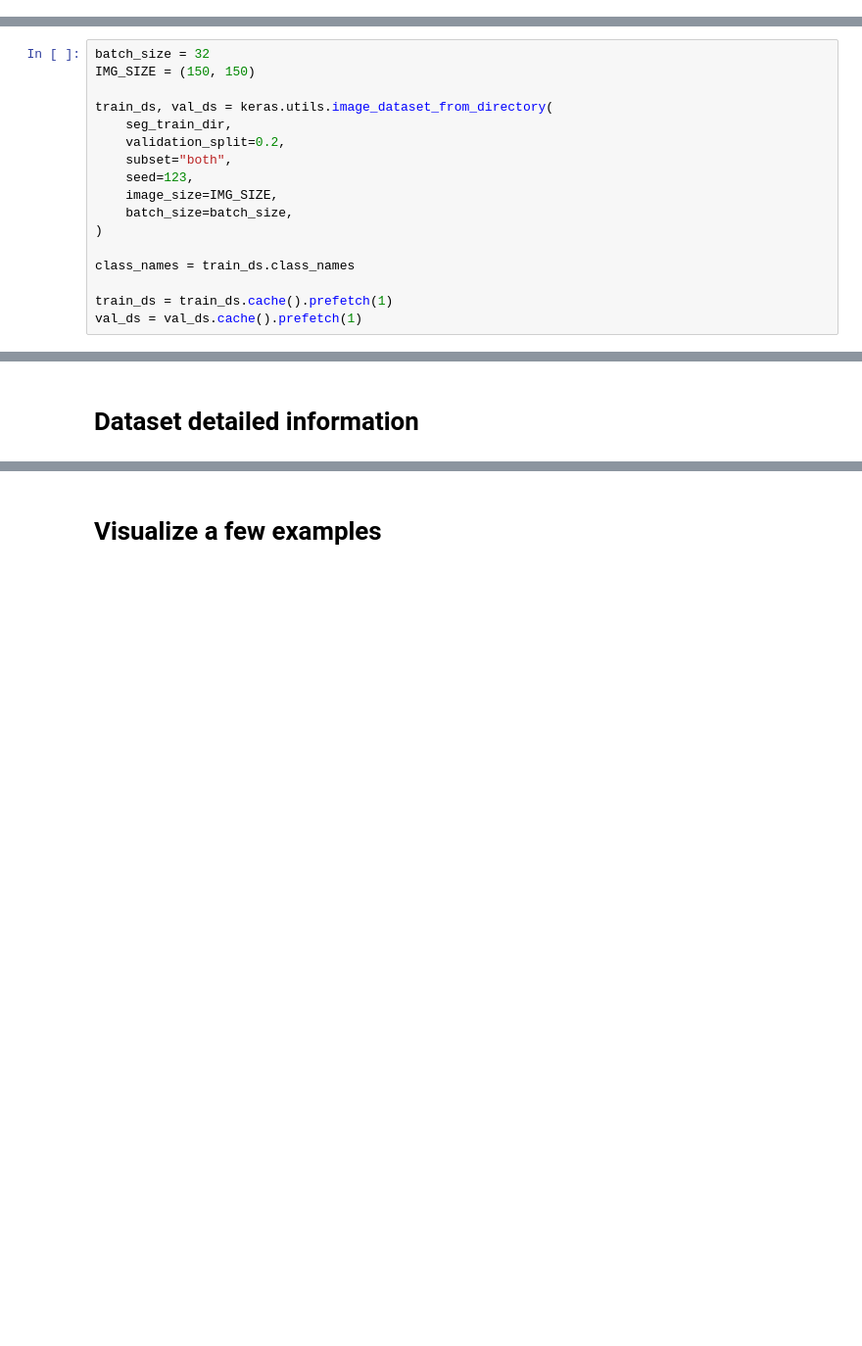
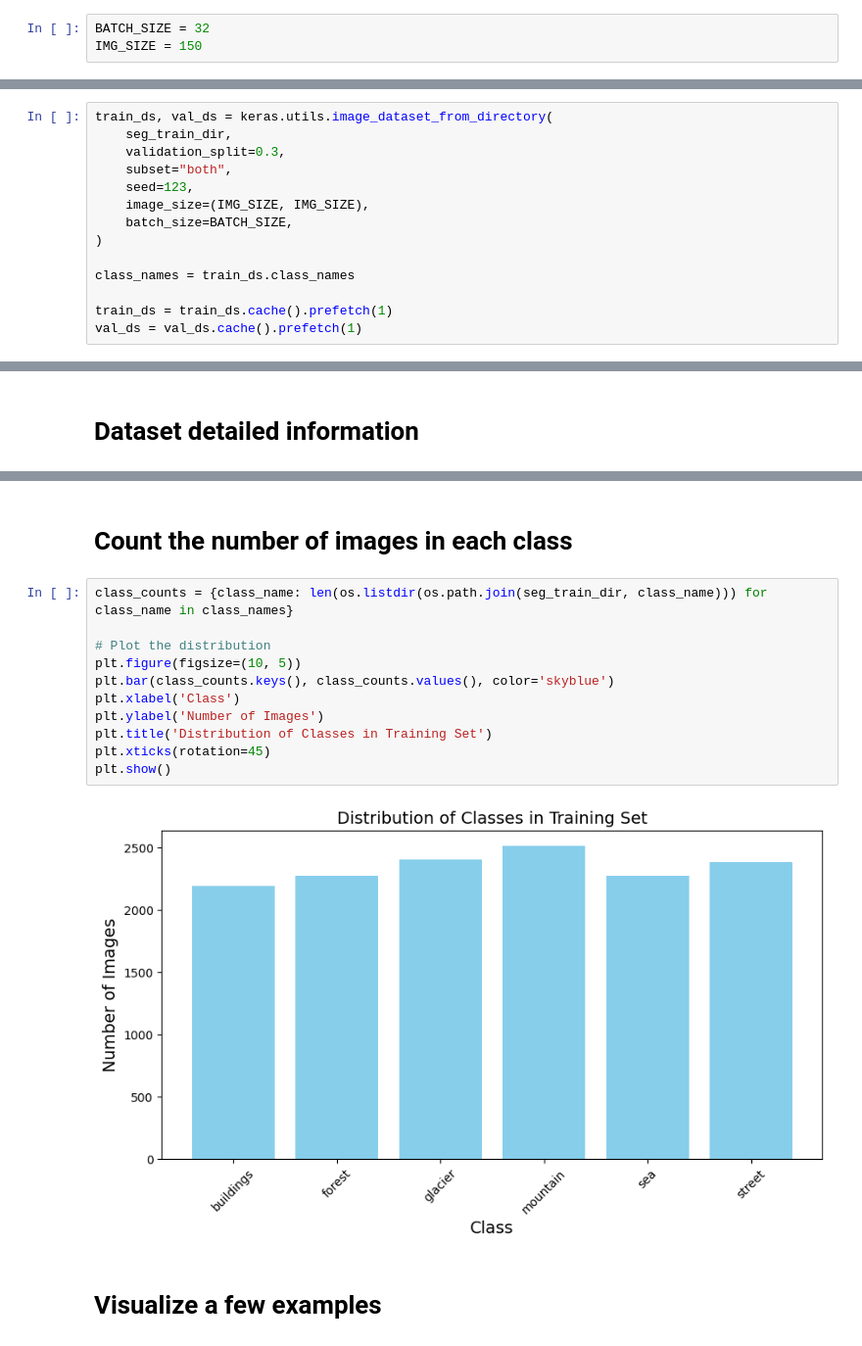
Before and after one commit to nunorfidalgo/AD2425_TP, a Jupyter notebook: AD2425_TP_A.ipynb, the cells around one changed output, grey strips where cells are left out. Shown at 98% size. Cells and saved outputs as stored; diff of their text form; blank space fills up the shorter version.

```diff
--- a/AD2425_TP_A.ipynb
+++ b/AD2425_TP_A.ipynb
@@ -49,3 +52,6 @@ GPU is available
+# %%
+BATCH_SIZE = 32
+IMG_SIZE = 150
 # %% [markdown]
 # Data Fetching and Loading
 # %%
@@ -97,16 +93,13 @@ Count train images:  14034
 
  No test set is created
 # %%
-batch_size = 32
-IMG_SIZE = (150, 150)
-
 train_ds, val_ds = keras.utils.image_dataset_from_directory(
     seg_train_dir,
-    validation_split=0.2,
+    validation_split=0.3,
     subset="both",
     seed=123,
-    image_size=IMG_SIZE,
-    batch_size=batch_size,
+    image_size=(IMG_SIZE, IMG_SIZE),
+    batch_size=BATCH_SIZE,
 )
 
 class_names = train_ds.class_names
@@ -134,3 +127,18 @@ Cardinalidade Validacão:  88
+# %% [markdown]
+# Count the number of images in each class
+# %%
+class_counts = {class_name: len(os.listdir(os.path.join(seg_train_dir, class_name))) for class_name in class_names}
+
+# Plot the distribution
+plt.figure(figsize=(10, 5))
+plt.bar(class_counts.keys(), class_counts.values(), color='skyblue')
+plt.xlabel('Class')
+plt.ylabel('Number of Images')
+plt.title('Distribution of Classes in Training Set')
+plt.xticks(rotation=45)
+plt.show()
+# %% [output]
+[figure, added]
 # %% [markdown]
 # Visualize a few examples
 # %%
```
Also changed, not shown: parts of 34 cells of this notebook.
